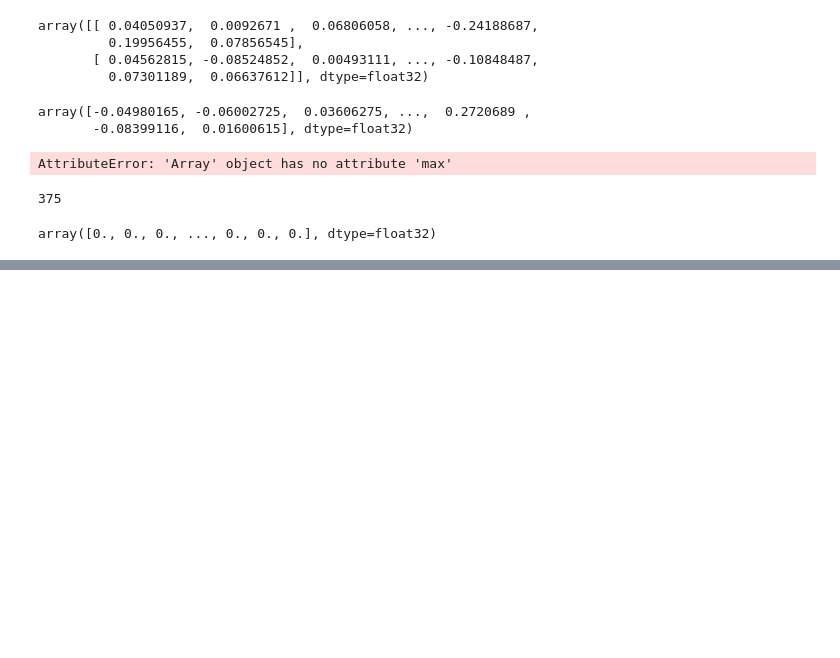
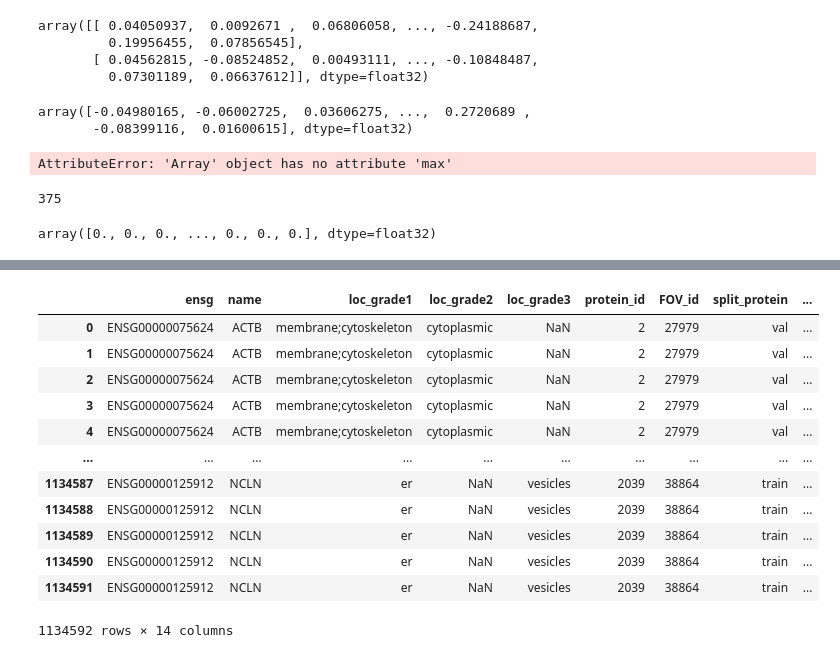
Before and after one commit to sofroniewn/proteoscope, a Jupyter notebook: notebooks/gene2protein.ipynb, the cells around one changed output, grey strips where cells are left out. Cells and saved outputs as stored; diff of their text form; code cells hidden in the pictures; blank space fills up the shorter version.

```diff
--- a/notebooks/gene2protein.ipynb
+++ b/notebooks/gene2protein.ipynb
@@ -118,0 +149,6 @@ array([0., 0., 0., ..., 0., 0., 0.], dtype=float32)
+# %%
+genes_proteins = genes_proteins.reset_index()
+genes_proteins = genes_proteins.set_index('ensg')
+# %%
+df['seq_embedding_index'] = df['ensg'].map(genes_proteins['index'])
+df['truncation'] = df['ensg'].map(genes_proteins['truncation'])
@@ -118,0 +172,16 @@ array([0., 0., 0., ..., 0., 0., 0.], dtype=float32)
+# %%
+df
+# %% [output]
+|  | ensg | name | loc_grade1 | loc_grade2 | loc_grade3 | protein_id | FOV_id | split_protein | ... |
+| 0 | ENSG00000075624 | ACTB | membrane;cytoskeleton | cytoplasmic | NaN | 2 | 27979 | val | ... |
+| 1 | ENSG00000075624 | ACTB | membrane;cytoskeleton | cytoplasmic | NaN | 2 | 27979 | val | ... |
+| 2 | ENSG00000075624 | ACTB | membrane;cytoskeleton | cytoplasmic | NaN | 2 | 27979 | val | ... |
+| 3 | ENSG00000075624 | ACTB | membrane;cytoskeleton | cytoplasmic | NaN | 2 | 27979 | val | ... |
+| 4 | ENSG00000075624 | ACTB | membrane;cytoskeleton | cytoplasmic | NaN | 2 | 27979 | val | ... |
+| ... | ... | ... | ... | ... | ... | ... | ... | ... | ... |
+| 1134587 | ENSG00000125912 | NCLN | er | NaN | vesicles | 2039 | 38864 | train | ... |
+| 1134588 | ENSG00000125912 | NCLN | er | NaN | vesicles | 2039 | 38864 | train | ... |
+| 1134589 | ENSG00000125912 | NCLN | er | NaN | vesicles | 2039 | 38864 | train | ... |
+| 1134590 | ENSG00000125912 | NCLN | er | NaN | vesicles | 2039 | 38864 | train | ... |
+| 1134591 | ENSG00000125912 | NCLN | er | NaN | vesicles | 2039 | 38864 | train | ... |
+1134592 rows × 14 columns
```
Also changed, not shown: parts of 8 cells of this notebook, 6 other files.
